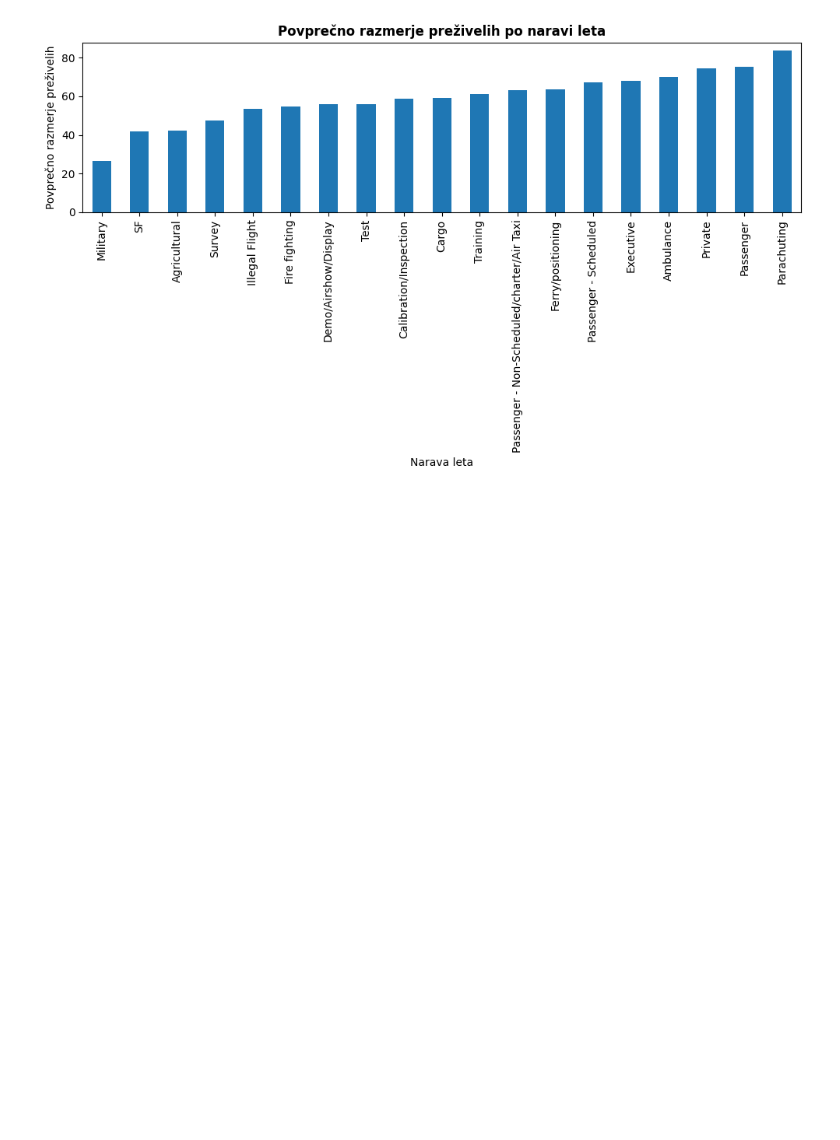
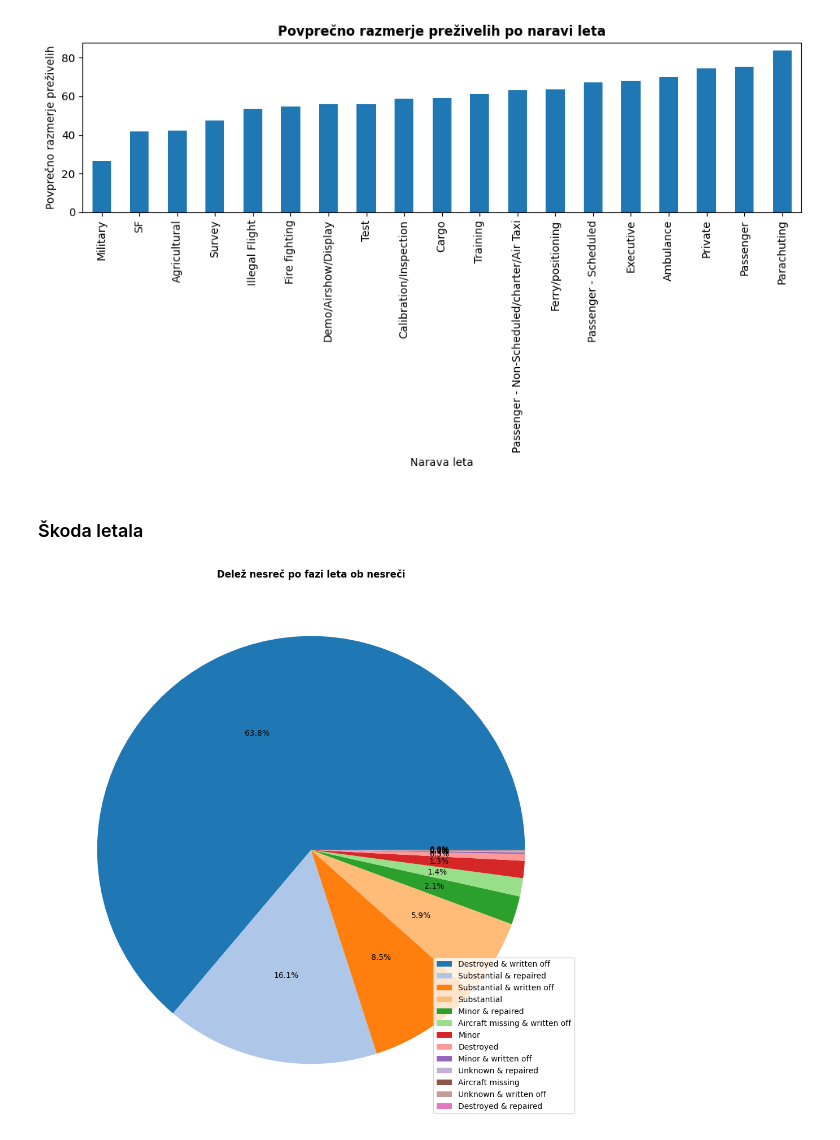
Before and after one commit to kajazefran/Projektna_naloga, a Jupyter notebook: analiza.ipynb, the cells around one changed output. Cells and saved outputs as stored; diff of their text form; code cells hidden in the pictures; blank space fills up the shorter version.

```diff
--- a/analiza.ipynb
+++ b/analiza.ipynb
@@ -175,3 +179,15 @@ plt.tight_layout()
 plt.show()
 # %% [output]
 [figure]
+# %% [markdown]
+### Škoda letala
+# %%
+skoda_letala = letalske_nesrece['skoda_letala'].dropna().value_counts()
+# %%
+
+skoda_letala.plot.pie(colors=barve, autopct='%1.1f%%', labels=None, figsize=(10, 10), ylabel='')
+plt.title("Delež nesreč po fazi leta ob nesreči", fontweight='bold');
+plt.legend(skoda_letala.index, loc='lower right')
+plt.tight_layout()
+# %% [output]
+[figure, added]
```
Also changed, not shown: parts of 10 cells of this notebook.
